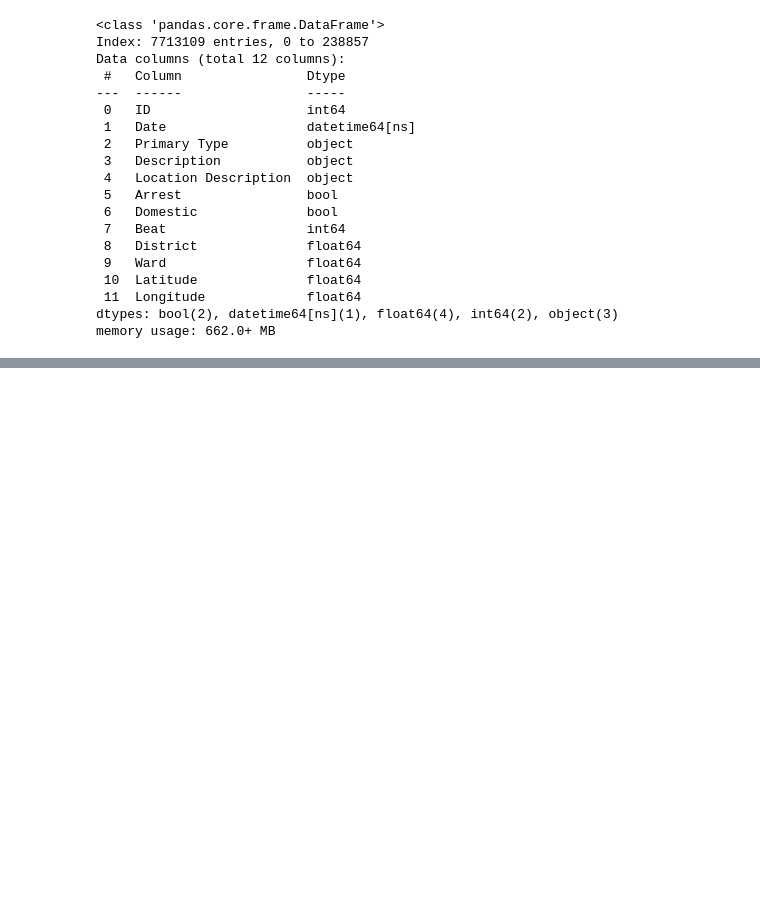
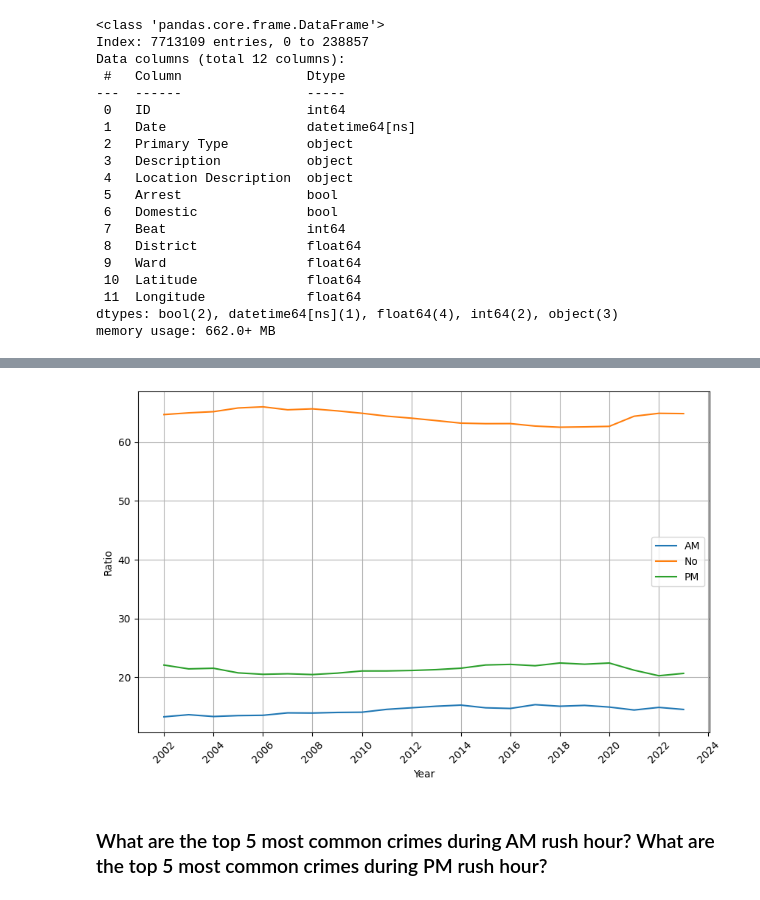
Before and after one commit to SamiOmran/Chicago-Crime-Data, a Jupyter notebook: Chicago_Crimes.ipynb, the cells around one changed output, grey strips where cells are left out. Cells and saved outputs as stored; diff of their text form; code cells hidden in the pictures; blank space fills up the shorter version.

```diff
--- a/Chicago_Crimes.ipynb
+++ b/Chicago_Crimes.ipynb
@@ -99,0 +236,4 @@ True
+# %%
+indexed_df['Crime Hour'] = indexed_df.index.hour
+indexed_df['Rush Hour (AM/PM)'] = indexed_df['Crime Hour'].apply(lambda x: 'AM' if 7 <= x <= 10 else ('PM' if 16 <= x <= 19 else 'No'))
+indexed_df.head()
@@ -99,0 +248,3 @@ True
+# %%
+rush_hour_df = indexed_df.groupby('Rush Hour (AM/PM)').resample('YE').count()['Rush Hour (AM/PM)'].unstack(level = 0)
+rush_hour_df.head()
@@ -99,0 +264,4 @@ True
+# %%
+# convert values to ratios
+rush_hour_df = rush_hour_df.apply(lambda x: x / x.sum() * 100, axis=1)
+rush_hour_df.head()
@@ -99,0 +276,16 @@ True
+# %%
+fig, ax = plt.subplots(figsize=(10, 6))
+
+ax.plot(rush_hour_df)
+
+ax.set_xlabel('Year')
+ax.set_ylabel('Ratio')
+ax.xaxis.set_major_locator(mdates.YearLocator(2))
+ax.xaxis.set_major_formatter(mdates.DateFormatter('%Y'))
+ax.legend(['AM', 'No', 'PM'])
+ax.grid()
+plt.xticks(rotation=45);
+# %% [output]
+[figure, added]
+# %% [markdown]
+### What are the top 5 most common crimes during AM rush hour? What are the top 5 most common crimes during PM rush hour?
```
Also changed, not shown: parts of 54 cells of this notebook.
